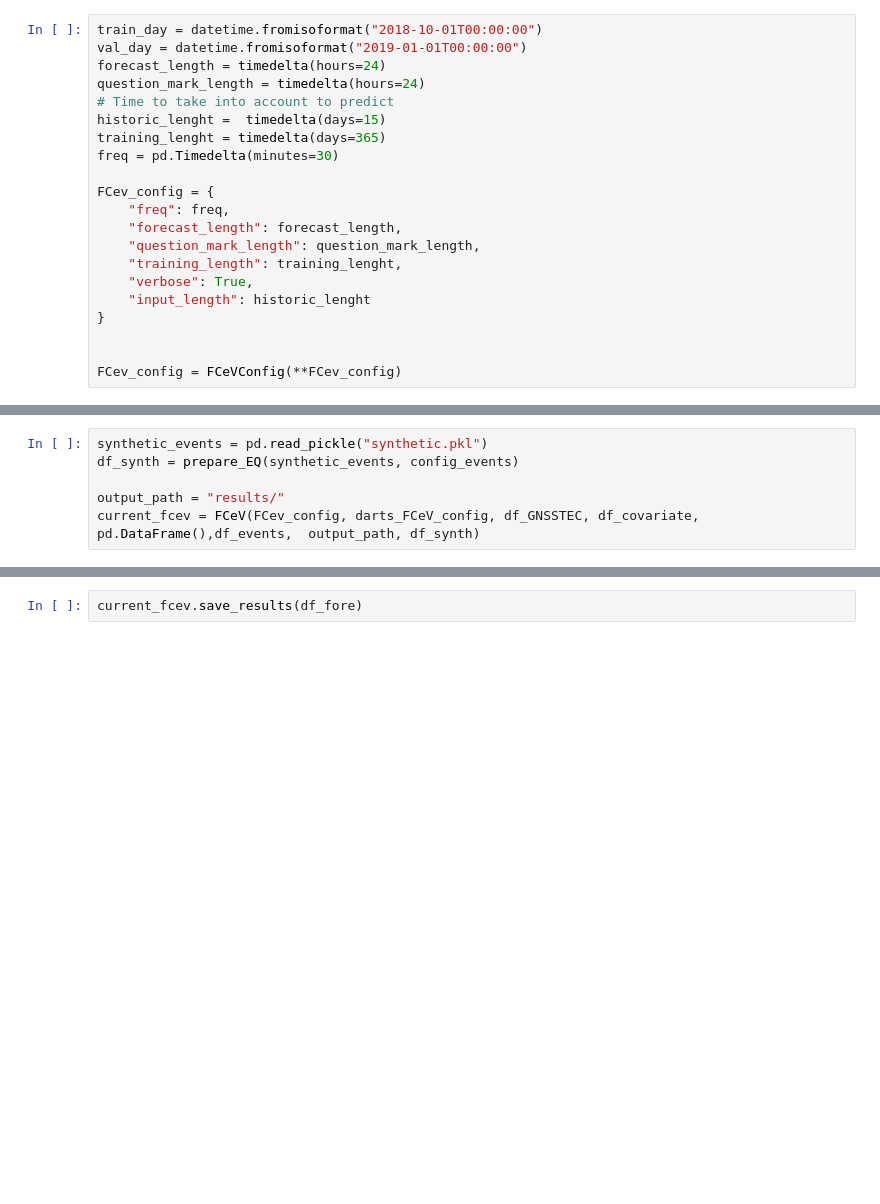
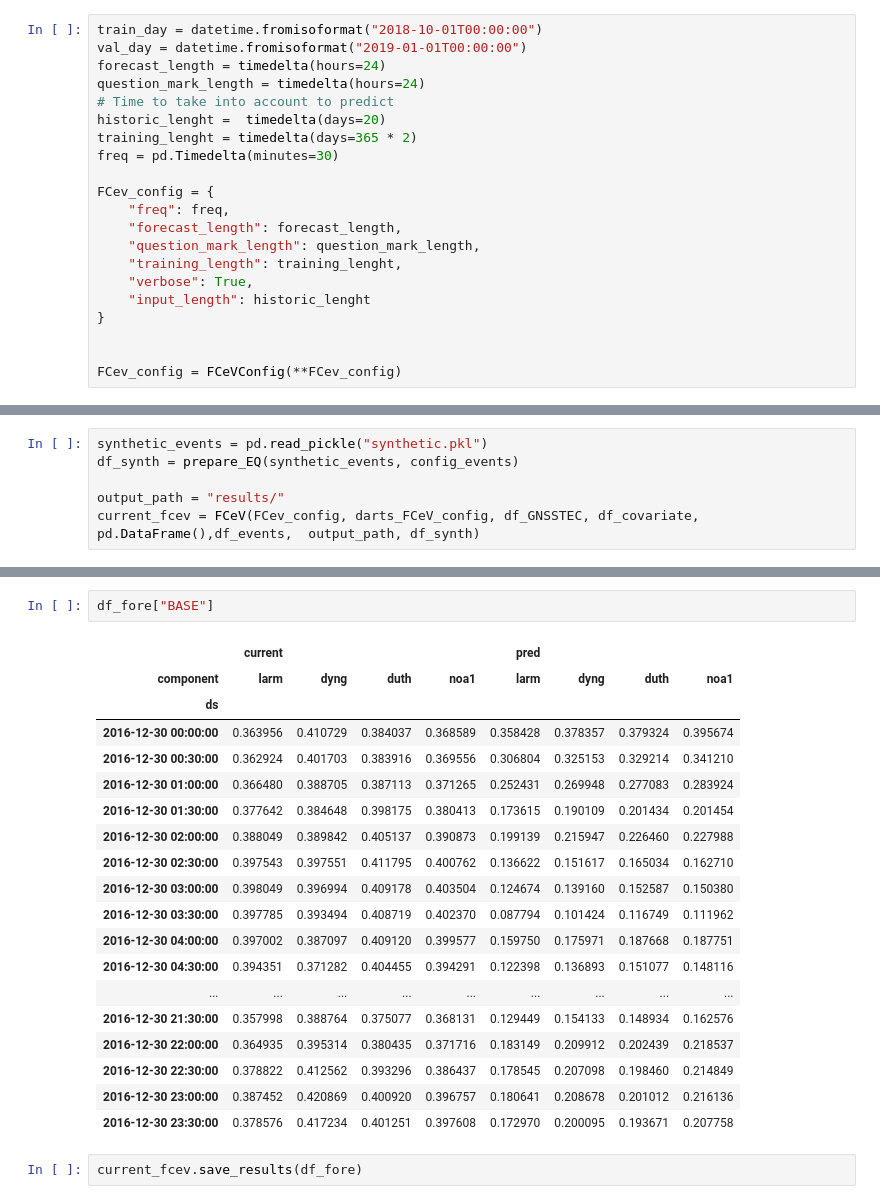
Before and after one commit to carloscanodomingo/NeuralProphetEQ, a Jupyter notebook: darts.ipynb, the cells around one changed output, grey strips where cells are left out. Saved outputs shown, nothing was run; the diff lists cells and outputs as text; blank space fills up the shorter version.

```diff
--- a/darts.ipynb
+++ b/darts.ipynb
@@ -131,8 +131,8 @@ val_day = datetime.fromisoformat("2019-01-01T00:00:00")
 forecast_length = timedelta(hours=24)
 question_mark_length = timedelta(hours=24)
 # Time to take into account to predict
-historic_lenght =  timedelta(days=15)
-training_lenght = timedelta(days=365)
+historic_lenght =  timedelta(days=20)
+training_lenght = timedelta(days=365 * 2)
 freq = pd.Timedelta(minutes=30)
 
 FCev_config = {
@@ -168,4 +178,26 @@ df_fore, df_uncer = current_fcev.process_iteration(0)
 input chunck: 720
+# %%
+df_fore["BASE"]
+# %% [output]
+|  | current |  |  |  | pred |  |  |  |
+| component | larm | dyng | duth | noa1 | larm | dyng | duth | noa1 |
+| ds |  |  |  |  |  |  |  |  |
+| 2016-12-30 00:00:00 | 0.363956 | 0.410729 | 0.384037 | 0.368589 | 0.358428 | 0.378357 | 0.379324 | 0.395674 |
+| 2016-12-30 00:30:00 | 0.362924 | 0.401703 | 0.383916 | 0.369556 | 0.306804 | 0.325153 | 0.329214 | 0.341210 |
+| 2016-12-30 01:00:00 | 0.366480 | 0.388705 | 0.387113 | 0.371265 | 0.252431 | 0.269948 | 0.277083 | 0.283924 |
+| 2016-12-30 01:30:00 | 0.377642 | 0.384648 | 0.398175 | 0.380413 | 0.173615 | 0.190109 | 0.201434 | 0.201454 |
+| 2016-12-30 02:00:00 | 0.388049 | 0.389842 | 0.405137 | 0.390873 | 0.199139 | 0.215947 | 0.226460 | 0.227988 |
+| 2016-12-30 02:30:00 | 0.397543 | 0.397551 | 0.411795 | 0.400762 | 0.136622 | 0.151617 | 0.165034 | 0.162710 |
+| 2016-12-30 03:00:00 | 0.398049 | 0.396994 | 0.409178 | 0.403504 | 0.124674 | 0.139160 | 0.152587 | 0.150380 |
+| 2016-12-30 03:30:00 | 0.397785 | 0.393494 | 0.408719 | 0.402370 | 0.087794 | 0.101424 | 0.116749 | 0.111962 |
+| 2016-12-30 04:00:00 | 0.397002 | 0.387097 | 0.409120 | 0.399577 | 0.159750 | 0.175971 | 0.187668 | 0.187751 |
+| 2016-12-30 04:30:00 | 0.394351 | 0.371282 | 0.404455 | 0.394291 | 0.122398 | 0.136893 | 0.151077 | 0.148116 |
+| ... | ... | ... | ... | ... | ... | ... | ... | ... |
+| 2016-12-30 21:30:00 | 0.357998 | 0.388764 | 0.375077 | 0.368131 | 0.129449 | 0.154133 | 0.148934 | 0.162576 |
+| 2016-12-30 22:00:00 | 0.364935 | 0.395314 | 0.380435 | 0.371716 | 0.183149 | 0.209912 | 0.202439 | 0.218537 |
+| 2016-12-30 22:30:00 | 0.378822 | 0.412562 | 0.393296 | 0.386437 | 0.178545 | 0.207098 | 0.198460 | 0.214849 |
+| 2016-12-30 23:00:00 | 0.387452 | 0.420869 | 0.400920 | 0.396757 | 0.180641 | 0.208678 | 0.201012 | 0.216136 |
+| 2016-12-30 23:30:00 | 0.378576 | 0.417234 | 0.401251 | 0.397608 | 0.172970 | 0.200095 | 0.193671 | 0.207758 |
 # %%
 current_fcev.save_results(df_fore)
 # %%
```
Also changed, not shown: parts of 5 cells of this notebook, 5 other files.
